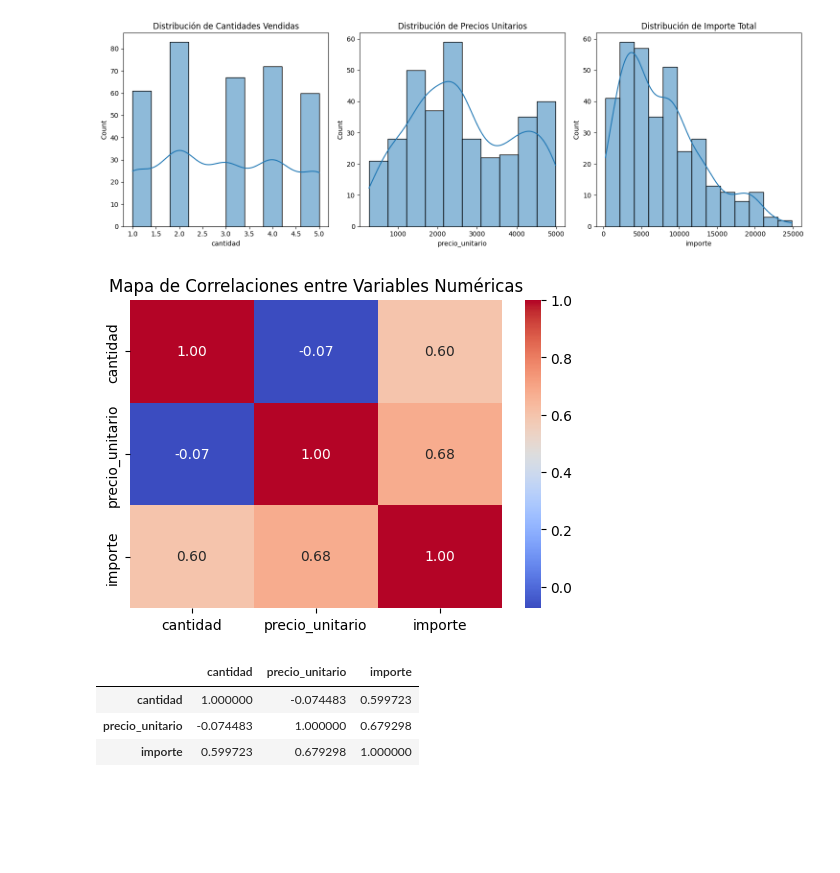
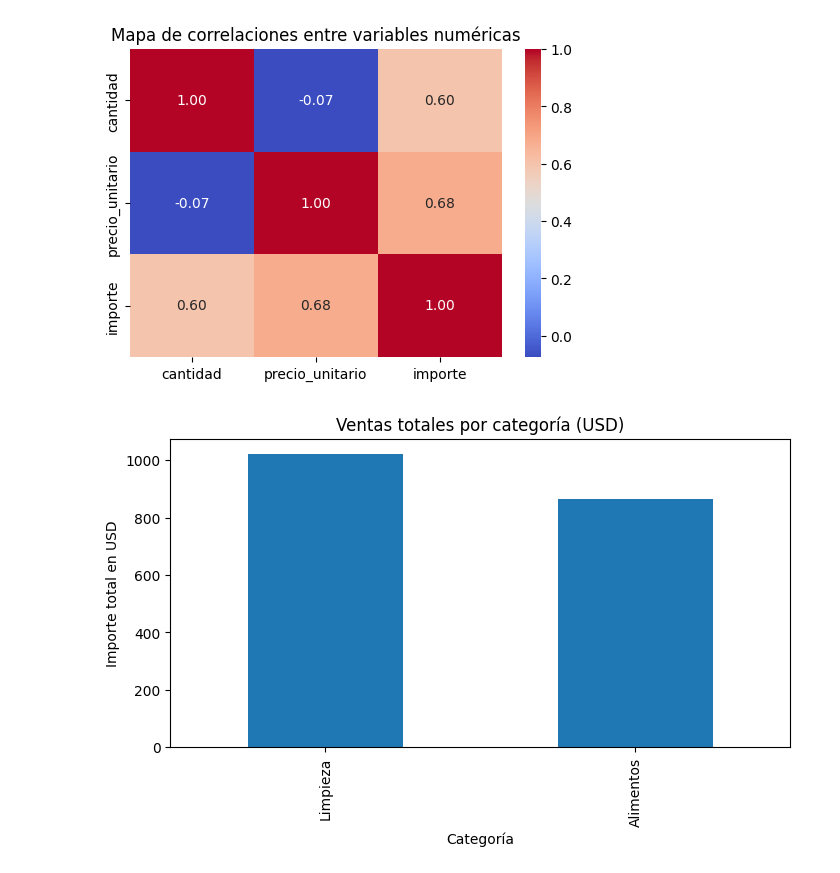
Before and after one commit to mishellguanoc/Proyecto_Aurelion_G8, a Jupyter notebook: sprint2.ipynb, the cells around one changed output. Cells and saved outputs as stored; diff of their text form; code cells hidden in the pictures; blank space fills up the shorter version.

```diff
--- a/sprint2.ipynb
+++ b/sprint2.ipynb
@@ -142,0 +160,20 @@ Resumen numérico:
+# %%
+# Eliminación de las columnas originales en pesos y renombramiento de las nuevas
+if "precio_unitario_usd" in df.columns and "importe_usd" in df.columns:
+    df = df.drop(columns=["precio_unitario", "importe"])
+    df = df.rename(columns={
+        "precio_unitario_usd": "precio_unitario",
+        "importe_usd": "importe"
+    })
+    print("Columnas 'precio_unitario' e 'importe' reemplazadas por sus equivalentes en USD.")
+else:
+    print("No existen columnas en USD. Asegúrate de ejecutar primero el bloque 4.")
+
+# Exportación del DataFrame final a CSV
+df.to_csv("databases/base_procesada_usd.csv", index=False, encoding="utf-8")
+
+# Lectura del archivo generado para confirmar su creación
+base_usd = pd.read_csv("databases/base_procesada_usd.csv")
+
+print("\nVista previa de la base procesada en USD:")
+print(base_usd.head())
@@ -143,33 +222,22 @@ Resumen numérico:
 # %%
-# === BLOQUE 5: Distribución de variables ===
+# método corr() calcula la correlación entre variables numéricas
+corr = df[["cantidad", "precio_unitario", "importe"]].corr()
 
-fig, axes = plt.subplots(1, 3, figsize=(15,5))
-sns.histplot(df["cantidad"], kde=True, ax=axes[0])
-axes[0].set_title("Distribución de Cantidades Vendidas")
-
-sns.histplot(df["precio_unitario"], kde=True, ax=axes[1])
-axes[1].set_title("Distribución de Precios Unitarios")
-
-sns.histplot(df["importe"], kde=True, ax=axes[2])
-axes[2].set_title("Distribución de Importe Total")
-
-plt.tight_layout()
+plt.figure(figsize=(6, 4))
+sns.heatmap(corr, annot=True, cmap="coolwarm", fmt=".2f")
+plt.title("Mapa de correlaciones entre variables numéricas")
 plt.show()
 # %% [output]
-[figure, old version]
+[figure, new version]
 # %%
-# === BLOQUE 6: Correlaciones ===
-corr = df[["cantidad", "precio_unitario", "importe"]].corr() #metodo corr() calculo de correlacion
+# método groupby() agrupa los datos según una variable categórica
+ventas_categoria = df.groupby("categoria")["importe"].sum().sort_values(ascending=False)
 
-plt.figure(figsize=(6,4))
-sns.heatmap(corr, annot=True, cmap="coolwarm", fmt=".2f")
-plt.title("Mapa de Correlaciones entre Variables Numéricas")
+plt.figure(figsize=(8, 4))
+ventas_categoria.plot(kind="bar")
+plt.title("Ventas totales por categoría (USD)")
+plt.xlabel("Categoría")
+plt.ylabel("Importe total en USD")
 plt.show()
-
-corr
 # %% [output]
-[figure, old version]
+[figure, new version]
-|  | cantidad | precio_unitario | importe |
-| cantidad | 1.000000 | -0.074483 | 0.599723 |
-| precio_unitario | -0.074483 | 1.000000 | 0.679298 |
-| importe | 0.599723 | 0.679298 | 1.000000 |
```
Also changed, not shown: parts of 14 cells of this notebook, 2 other files.
